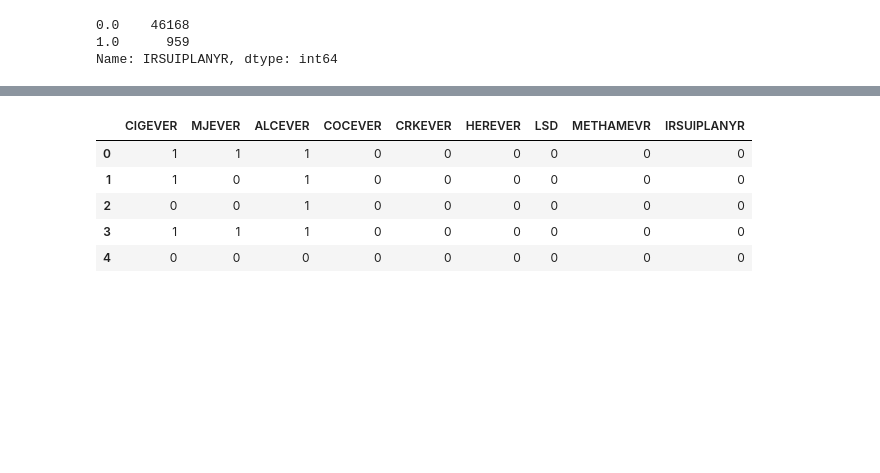
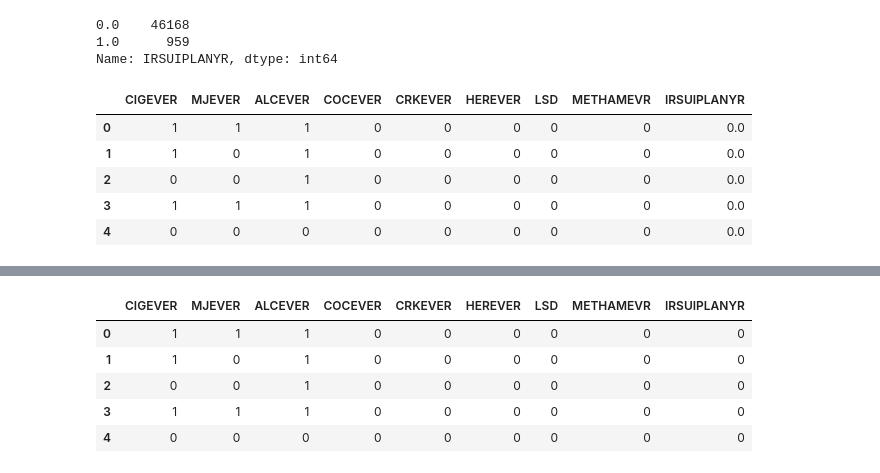
Before and after one commit to melissaprax/substance-use-mental-illness-analysis, a Jupyter notebook: fresh_look.ipynb, the cells around one changed output, grey strips where cells are left out. Saved outputs shown, nothing was run; the diff lists cells and outputs as text; code cells hidden in the pictures; blank space fills up the shorter version.

```diff
--- a/fresh_look.ipynb
+++ b/fresh_look.ipynb
@@ -351,3 +367,18 @@ df.IRSUIPLANYR.value_counts()
 0.0    46168
 1.0      959
 Name: IRSUIPLANYR, dtype: int64
+# %%
+# Create a suicide_df
+
+suicide_df = df.drop(['IRIMPREMEM', 'ADDPREV', 'ASDSREL2',
+       'IRAMDEYR', 'IRDSTCHR12'], axis=1)
+
+# Inspect
+suicide_df.head()
+# %% [output]
+|  | CIGEVER | MJEVER | ALCEVER | COCEVER | CRKEVER | HEREVER | LSD | METHAMEVR | IRSUIPLANYR |
+| 0 | 1 | 1 | 1 | 0 | 0 | 0 | 0 | 0 | 0.0 |
+| 1 | 1 | 0 | 1 | 0 | 0 | 0 | 0 | 0 | 0.0 |
+| 2 | 0 | 0 | 1 | 0 | 0 | 0 | 0 | 0 | 0.0 |
+| 3 | 1 | 1 | 1 | 0 | 0 | 0 | 0 | 0 | 0.0 |
+| 4 | 0 | 0 | 0 | 0 | 0 | 0 | 0 | 0 | 0.0 |
```
Also changed, not shown: parts of 13 cells of this notebook.
